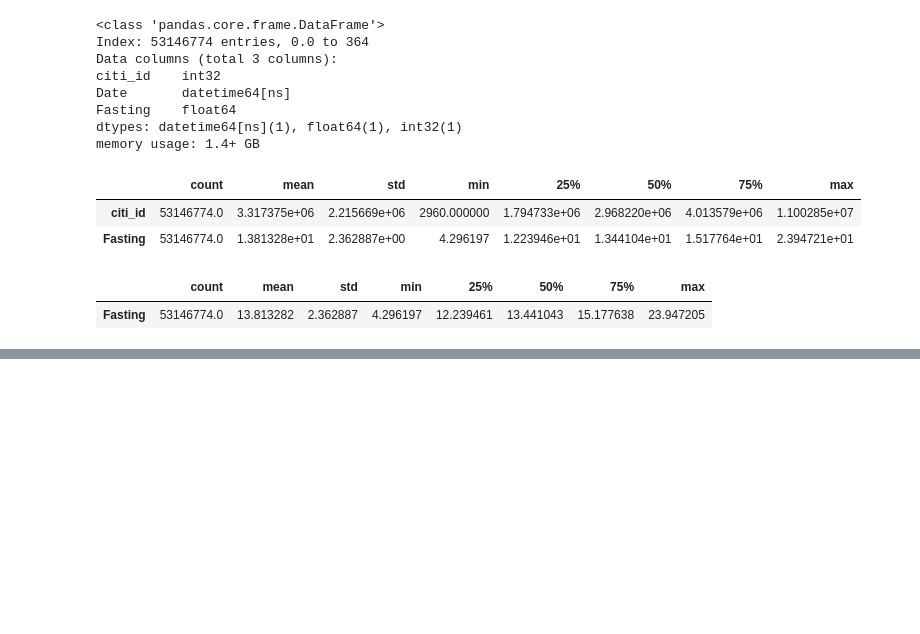
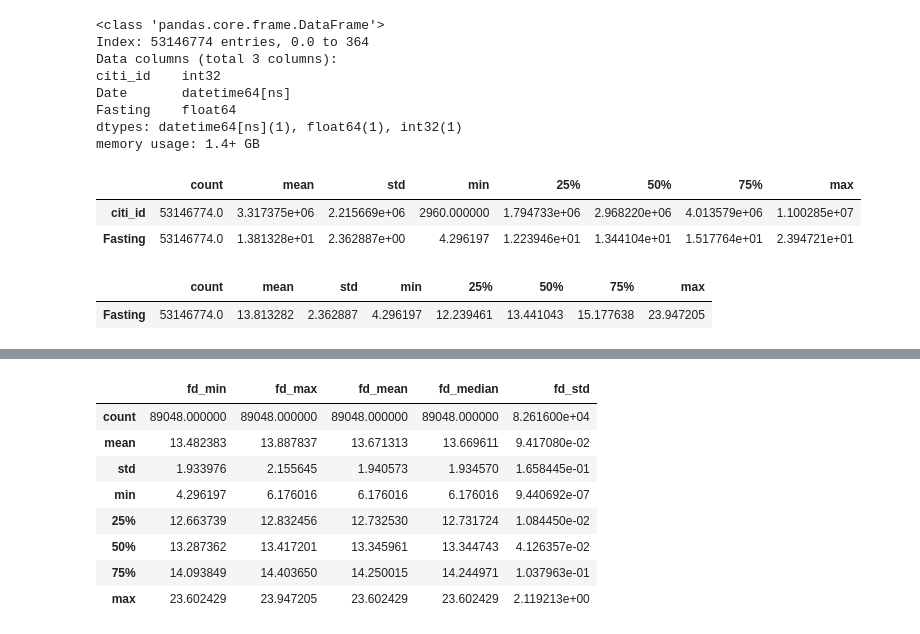
Before and after one commit to drnesr/PrayerTimesStudies, a Jupyter notebook: Code/AnalyzingPrayerTimes01.ipynb, the cells around one changed output, grey strips where cells are left out. Cells and saved outputs as stored; diff of their text form; code cells hidden in the pictures; blank space fills up the shorter version.

```diff
--- a/Code/AnalyzingPrayerTimes01.ipynb
+++ b/Code/AnalyzingPrayerTimes01.ipynb
@@ -102,0 +150,3 @@ df.Fasting.describe().to_frame().T
+# %%
+result2 = result.reset_index()
+result2.head()
@@ -102,0 +160,2 @@ df.Fasting.describe().to_frame().T
+# %%
+conc = result2.groupby(['country', 'Date'])['Fasting'].agg(['min', 'max', 'mean', 'median', 'std'])
@@ -102,0 +172,3 @@ df.Fasting.describe().to_frame().T
+# %%
+conc.columns = [f'fd_{col}' for col in conc.columns.values]
+conc.columns
@@ -102,0 +177,3 @@ df.Fasting.describe().to_frame().T
+# %%
+conc.reset_index(inplace=True)
+conc.head()
@@ -102,0 +187,12 @@ df.Fasting.describe().to_frame().T
+# %%
+conc.describe()
+# %% [output]
+|  | fd_min | fd_max | fd_mean | fd_median | fd_std |
+| count | 89048.000000 | 89048.000000 | 89048.000000 | 89048.000000 | 8.261600e+04 |
+| mean | 13.482383 | 13.887837 | 13.671313 | 13.669611 | 9.417080e-02 |
+| std | 1.933976 | 2.155645 | 1.940573 | 1.934570 | 1.658445e-01 |
+| min | 4.296197 | 6.176016 | 6.176016 | 6.176016 | 9.440692e-07 |
+| 25% | 12.663739 | 12.832456 | 12.732530 | 12.731724 | 1.084450e-02 |
+| 50% | 13.287362 | 13.417201 | 13.345961 | 13.344743 | 4.126357e-02 |
+| 75% | 14.093849 | 14.403650 | 14.250015 | 14.244971 | 1.037963e-01 |
+| max | 23.602429 | 23.947205 | 23.602429 | 23.602429 | 2.119213e+00 |
```
Also changed, not shown: parts of 11 cells of this notebook, 1 other file.
